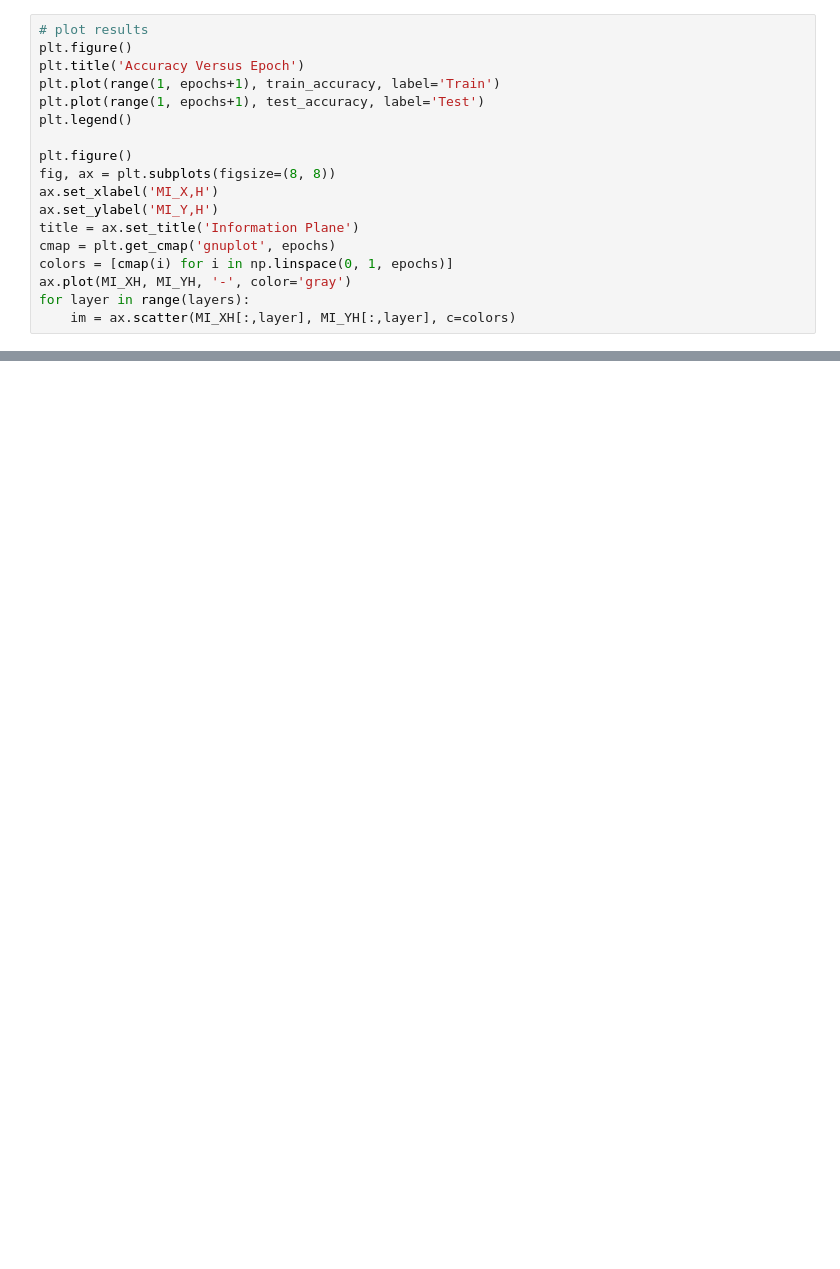
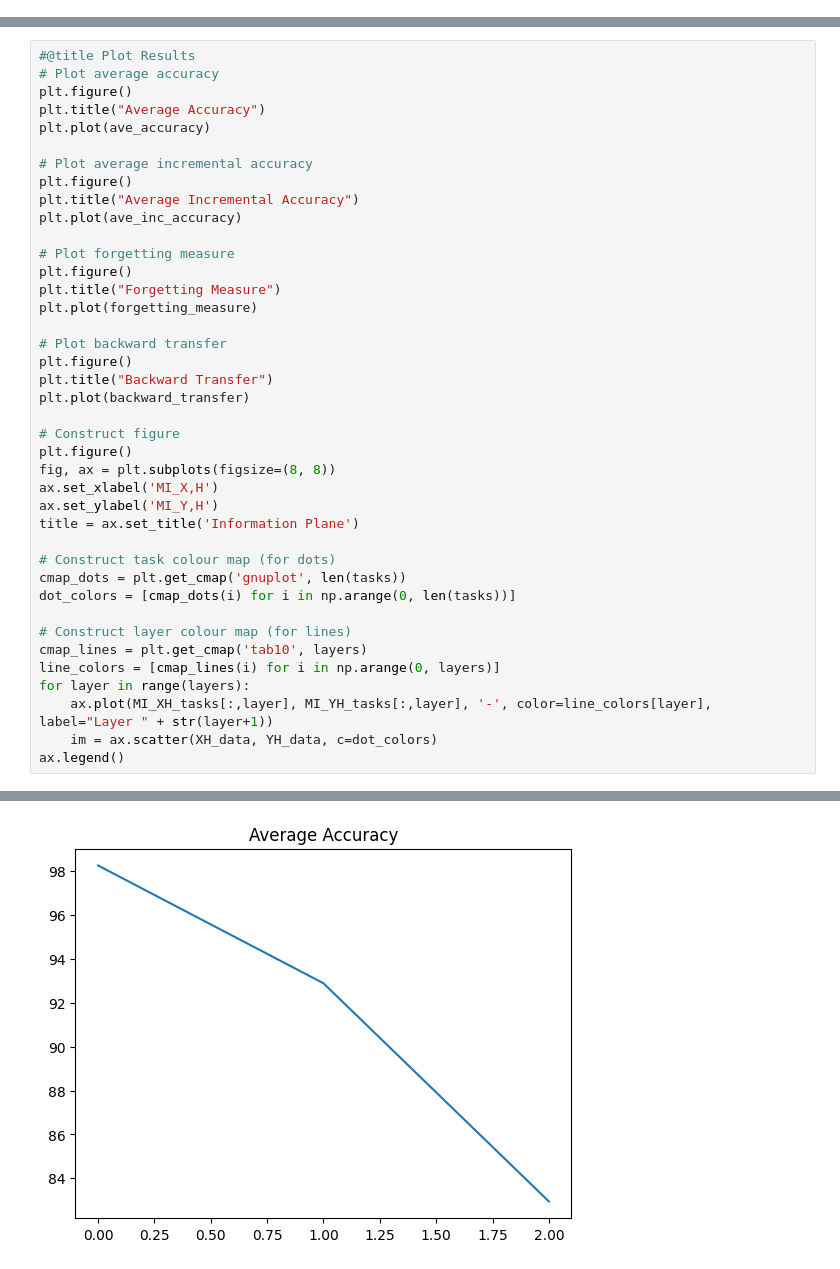
Before and after one commit to prasanthyss/MAT1510_Project-, a Jupyter notebook: incremental_batch_learning.ipynb, the cells around one changed output, grey strips where cells are left out. Cells and saved outputs as stored; diff of their text form; blank space fills up the shorter version.

Commit message:
Using multi-heads for each task

```diff
--- a/incremental_batch_learning.ipynb
+++ b/incremental_batch_learning.ipynb
@@ -229,18 +204,0 @@ test accuracy at epoch 9: 97.56461232604374
-# %%
-# plot results
-plt.figure()
-plt.title('Accuracy Versus Epoch')
-plt.plot(range(1, epochs+1), train_accuracy, label='Train')
-plt.plot(range(1, epochs+1), test_accuracy, label='Test')
-plt.legend()
-
-plt.figure()
-fig, ax = plt.subplots(figsize=(8, 8))
-ax.set_xlabel('MI_X,H')
-ax.set_ylabel('MI_Y,H')
-title = ax.set_title('Information Plane')
-cmap = plt.get_cmap('gnuplot', epochs)
-colors = [cmap(i) for i in np.linspace(0, 1, epochs)]
-ax.plot(MI_XH, MI_YH, '-', color='gray')
-for layer in range(layers):
-    im = ax.scatter(MI_XH[:,layer], MI_YH[:,layer], c=colors)
@@ -576,0 +425,41 @@ test accuracy of current classes: 98.74125874125875
+# %%
+#@title Plot Results
+# Plot average accuracy
+plt.figure()
+plt.title("Average Accuracy")
+plt.plot(ave_accuracy)
+
+# Plot average incremental accuracy
+plt.figure()
+plt.title("Average Incremental Accuracy")
+plt.plot(ave_inc_accuracy)
+
+# Plot forgetting measure
+plt.figure()
+plt.title("Forgetting Measure")
+plt.plot(forgetting_measure)
+
+# Plot backward transfer
+plt.figure()
+plt.title("Backward Transfer")
+plt.plot(backward_transfer)
+
+# Construct figure
+plt.figure()
+fig, ax = plt.subplots(figsize=(8, 8))
+ax.set_xlabel('MI_X,H')
+ax.set_ylabel('MI_Y,H')
+title = ax.set_title('Information Plane')
+
+# Construct task colour map (for dots)
+cmap_dots = plt.get_cmap('gnuplot', len(tasks))
+dot_colors = [cmap_dots(i) for i in np.arange(0, len(tasks))]
+
+# Construct layer colour map (for lines)
+cmap_lines = plt.get_cmap('tab10', layers)
+line_colors = [cmap_lines(i) for i in np.arange(0, layers)]
+for layer in range(layers):
+    ax.plot(MI_XH_tasks[:,layer], MI_YH_tasks[:,layer], '-', color=line_colors[layer], label="Layer " + str(layer+1))
+    im = ax.scatter(XH_data, YH_data, c=dot_colors)
+ax.legend()
+# %% [output]
@@ -576,0 +467 @@ test accuracy of current classes: 98.74125874125875
+[figure, added]
```
Also changed, not shown: parts of 20 cells of this notebook.
